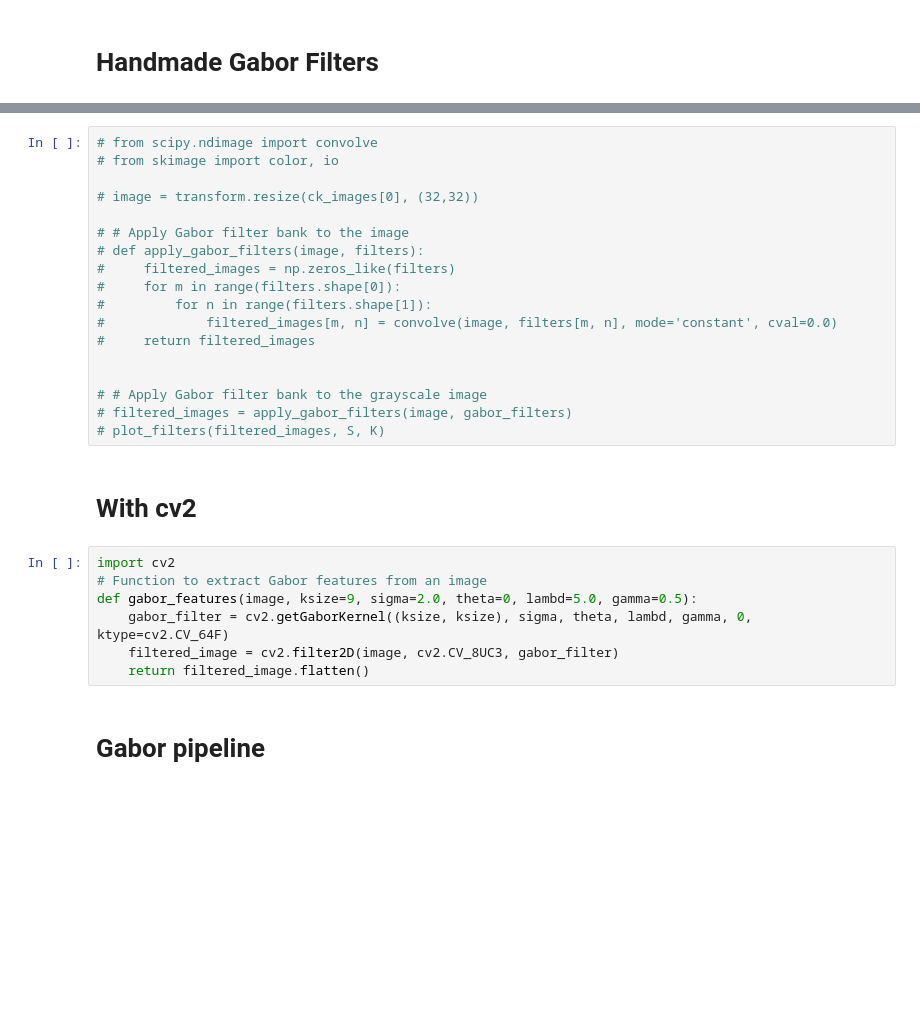
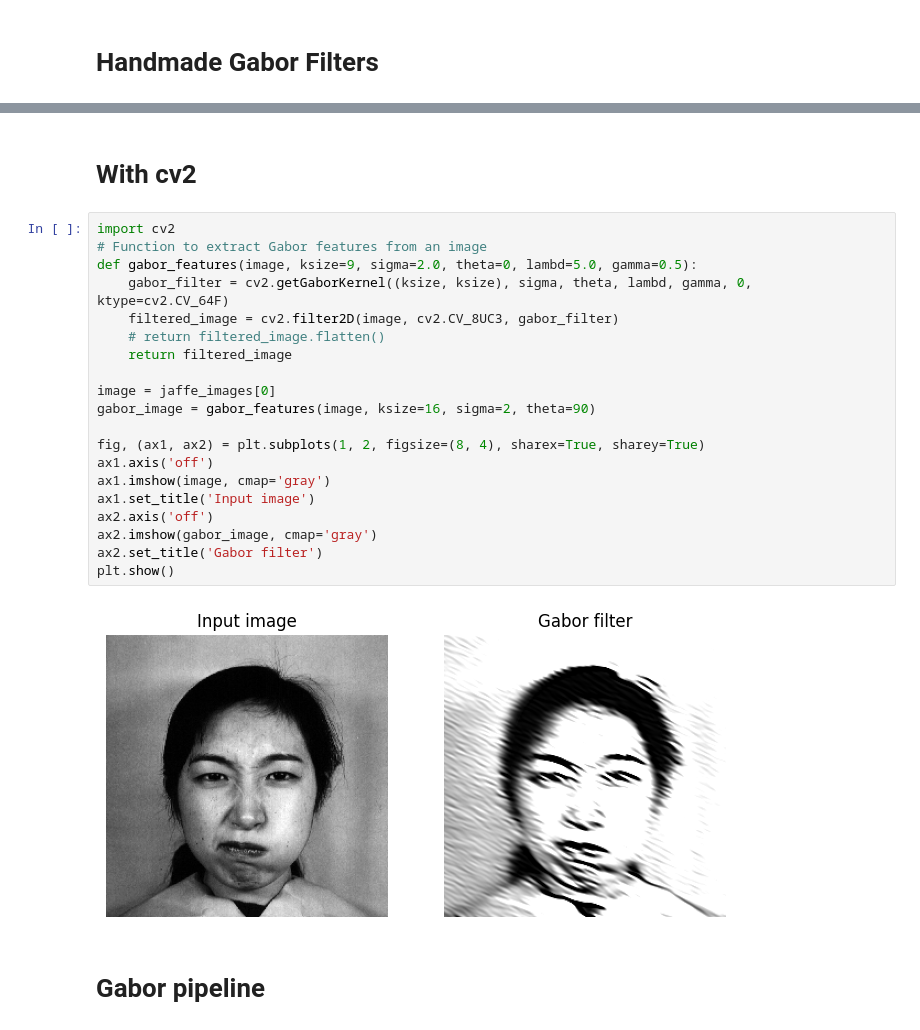
Before and after one commit to gralexrob1/facial-emotion-recognition, a Jupyter notebook: notebooks/gabor.ipynb, the cells around one changed output, grey strips where cells are left out. Cells and saved outputs as stored; diff of their text form; blank space fills up the shorter version.

```diff
--- a/notebooks/gabor.ipynb
+++ b/notebooks/gabor.ipynb
@@ -227,30 +291,27 @@ print(gabor_filters[0].shape)
-# %%
-# from scipy.ndimage import convolve
-# from skimage import color, io
-
-# image = transform.resize(ck_images[0], (32,32))
-
-# # Apply Gabor filter bank to the image
-# def apply_gabor_filters(image, filters):
-#     filtered_images = np.zeros_like(filters)
-#     for m in range(filters.shape[0]):
-#         for n in range(filters.shape[1]):
-#             filtered_images[m, n] = convolve(image, filters[m, n], mode='constant', cval=0.0)
-#     return filtered_images
-
-
-# # Apply Gabor filter bank to the grayscale image
-# filtered_images = apply_gabor_filters(image, gabor_filters)
-# plot_filters(filtered_images, S, K)
 # %% [markdown]
 # With cv2
 # %%
 import cv2
 # Function to extract Gabor features from an image
 def gabor_features(image, ksize=9, sigma=2.0, theta=0, lambd=5.0, gamma=0.5):
     gabor_filter = cv2.getGaborKernel((ksize, ksize), sigma, theta, lambd, gamma, 0, ktype=cv2.CV_64F)
     filtered_image = cv2.filter2D(image, cv2.CV_8UC3, gabor_filter)
-    return filtered_image.flatten()
+    # return filtered_image.flatten()
+    return filtered_image
+
+image = jaffe_images[0]
+gabor_image = gabor_features(image, ksize=16, sigma=2, theta=90)
+
+fig, (ax1, ax2) = plt.subplots(1, 2, figsize=(8, 4), sharex=True, sharey=True)
+ax1.axis('off')
+ax1.imshow(image, cmap='gray')
+ax1.set_title('Input image')
+ax2.axis('off')
+ax2.imshow(gabor_image, cmap='gray')
+ax2.set_title('Gabor filter')
+plt.show()
+# %% [output]
+[figure, added]
 # %% [markdown]
 # Gabor pipeline
 # %%
```
Also changed, not shown: parts of 13 cells of this notebook, 4 other files.
